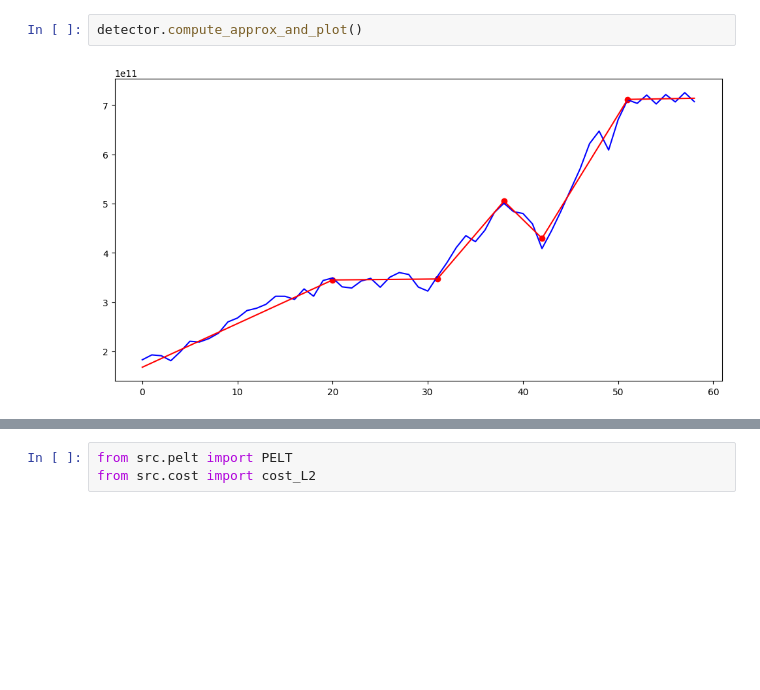
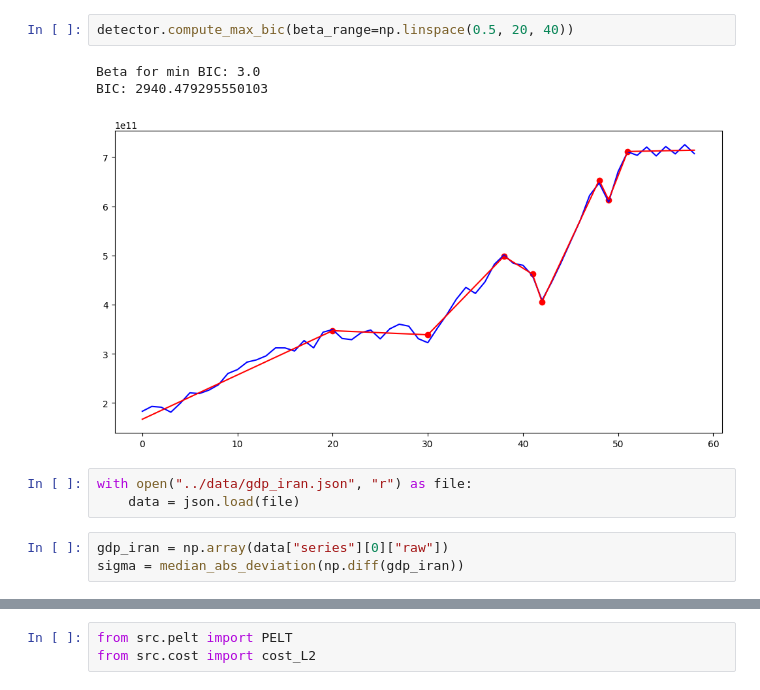
Before and after one commit to QMoayedpour/CPD_MVA, a Jupyter notebook: ntbk/synth_data.ipynb, the cells around one changed output, grey strips where cells are left out. Drawn from its saved outputs; the diff is of its cells as text; blank space fills up the shorter version.

```diff
--- a/ntbk/synth_data.ipynb
+++ b/ntbk/synth_data.ipynb
@@ -51,4 +44,12 @@ for idx in out[1:-1]: # On ne prends pas en compte le premier change points (0 p
-# %%
-detector.compute_approx_and_plot()
-# %% [output]
-[figure, removed]
+# %%
+detector.compute_max_bic(beta_range=np.linspace(0.5, 20, 40))
+# %% [output]
+Beta for min BIC: 3.0
+BIC: 2940.479295550103
+[figure, added]
+# %%
+with open("../data/gdp_iran.json", "r") as file:
+    data = json.load(file)
+# %%
+gdp_iran = np.array(data["series"][0]["raw"])
+sigma = median_abs_deviation(np.diff(gdp_iran))
```
Also changed, not shown: parts of 9 cells of this notebook, 1 other file.
